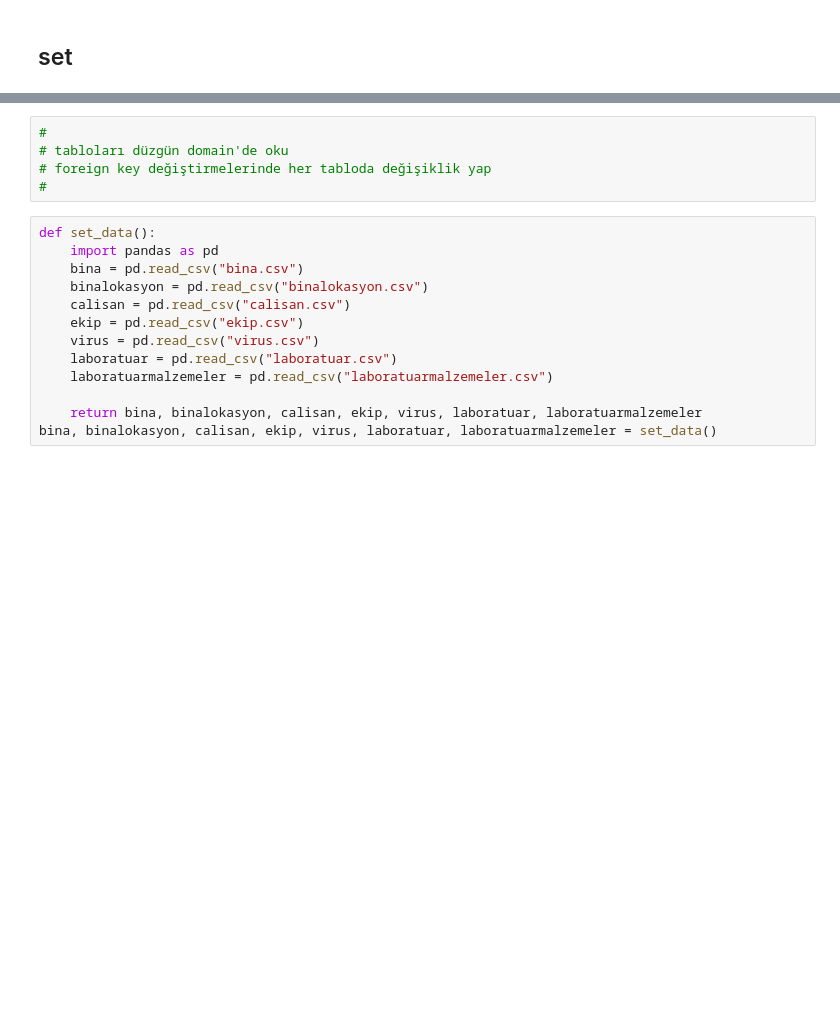
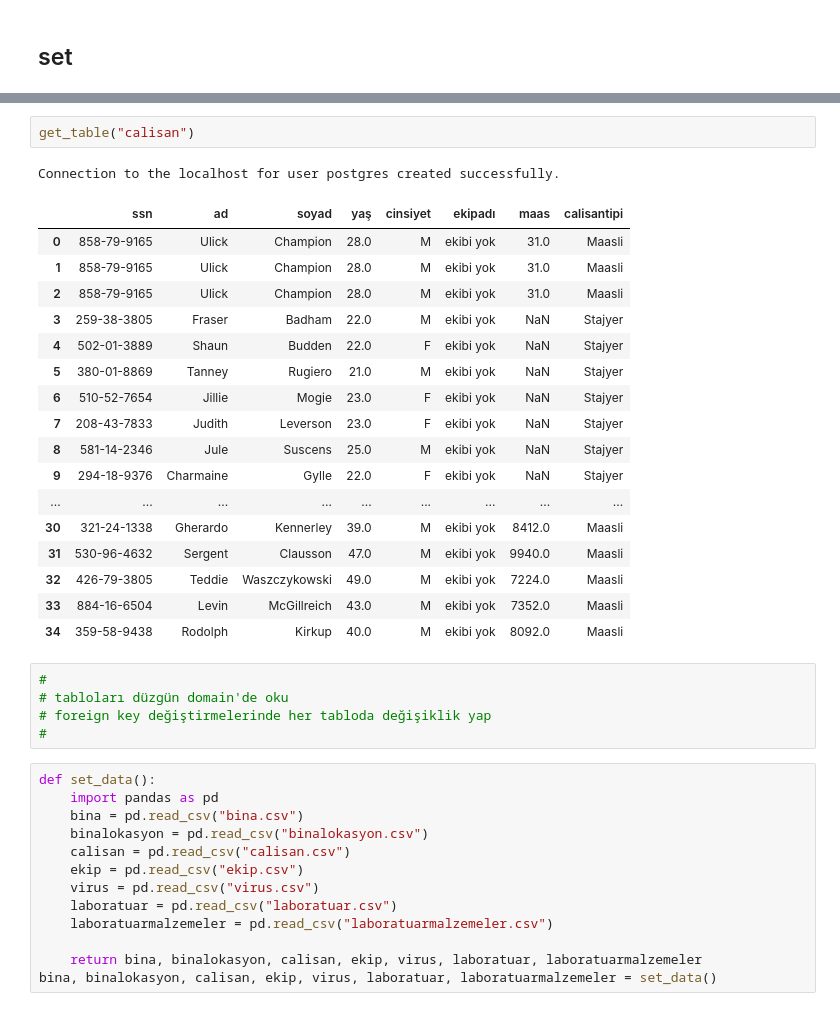
Before and after one commit to emre-bl/RD-data-base-management, a Jupyter notebook: set-get methods.ipynb, the cells around one changed output, grey strips where cells are left out. Drawn from its saved outputs; the diff is of its cells as text; blank space fills up the shorter version.

```diff
--- a/set-get methods.ipynb
+++ b/set-get methods.ipynb
@@ -320,3 +394,24 @@ def set_table(table_name, constraints="", new_values_dict={}):
+# %%
+get_table("calisan")
+# %% [output]
+Connection to the localhost for user postgres created successfully.
+|  | ssn | ad | soyad | yaş | cinsiyet | ekipadı | maas | calisantipi |
+| 0 | 858-79-9165 | Ulick | Champion | 28.0 | M | ekibi yok | 31.0 | Maasli |
+| 1 | 858-79-9165 | Ulick | Champion | 28.0 | M | ekibi yok | 31.0 | Maasli |
+| 2 | 858-79-9165 | Ulick | Champion | 28.0 | M | ekibi yok | 31.0 | Maasli |
+| 3 | 259-38-3805 | Fraser | Badham | 22.0 | M | ekibi yok | NaN | Stajyer |
+| 4 | 502-01-3889 | Shaun | Budden | 22.0 | F | ekibi yok | NaN | Stajyer |
+| 5 | 380-01-8869 | Tanney | Rugiero | 21.0 | M | ekibi yok | NaN | Stajyer |
+| 6 | 510-52-7654 | Jillie | Mogie | 23.0 | F | ekibi yok | NaN | Stajyer |
+| 7 | 208-43-7833 | Judith | Leverson | 23.0 | F | ekibi yok | NaN | Stajyer |
+| 8 | 581-14-2346 | Jule | Suscens | 25.0 | M | ekibi yok | NaN | Stajyer |
+| 9 | 294-18-9376 | Charmaine | Gylle | 22.0 | F | ekibi yok | NaN | Stajyer |
+| ... | ... | ... | ... | ... | ... | ... | ... | ... |
+| 30 | 321-24-1338 | Gherardo | Kennerley | 39.0 | M | ekibi yok | 8412.0 | Maasli |
+| 31 | 530-96-4632 | Sergent | Clausson | 47.0 | M | ekibi yok | 9940.0 | Maasli |
+| 32 | 426-79-3805 | Teddie | Waszczykowski | 49.0 | M | ekibi yok | 7224.0 | Maasli |
+| 33 | 884-16-6504 | Levin | McGillreich | 43.0 | M | ekibi yok | 7352.0 | Maasli |
+| 34 | 359-58-9438 | Rodolph | Kirkup | 40.0 | M | ekibi yok | 8092.0 | Maasli |
 # %%
 #
 # tabloları düzgün domain'de oku
```
Also changed, not shown: parts of 15 cells of this notebook.
